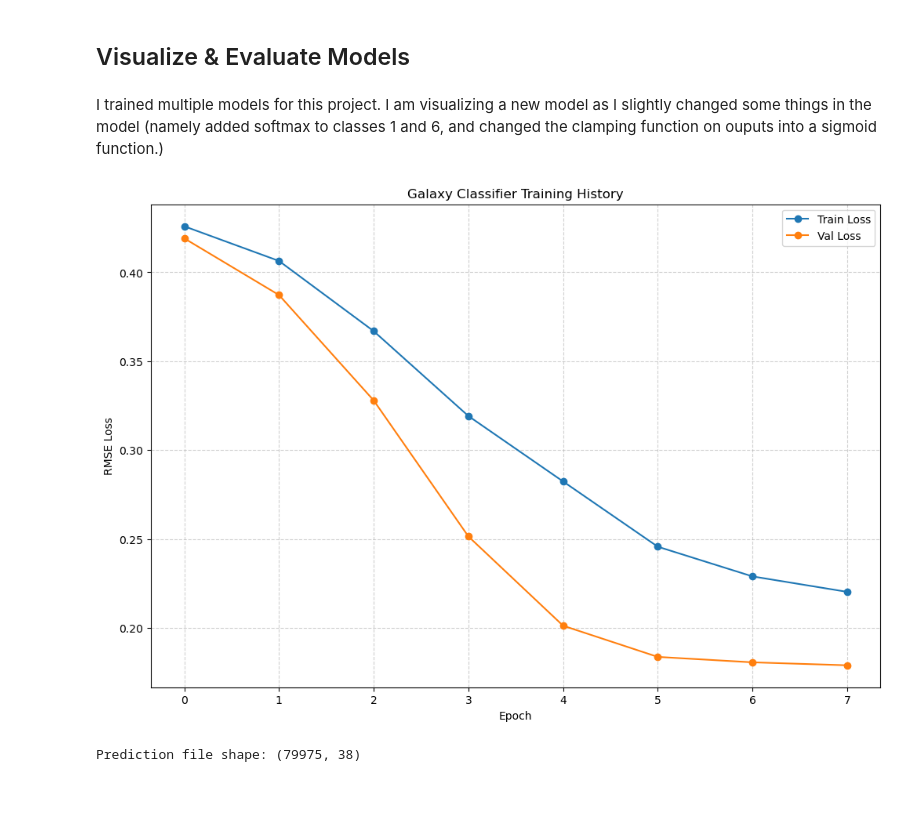
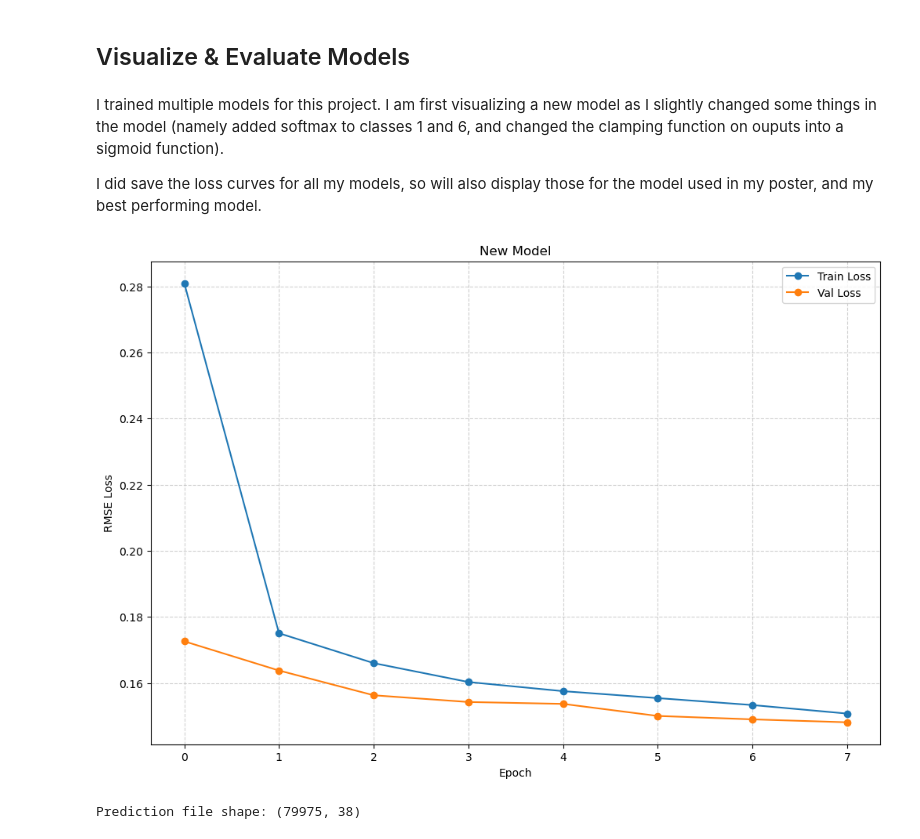
Before and after one commit to hartysimon-sketch/Galaxy-Classifier, a Jupyter notebook: Lab9_Template.ipynb, the cells around one changed output. Drawn from its saved outputs; the diff is of its cells as text; code cells hidden in the pictures; blank space fills up the shorter version.

```diff
--- a/Lab9_Template.ipynb
+++ b/Lab9_Template.ipynb
@@ -107,8 +107,11 @@ class GalaxyDataset(Dataset):
             # store ids, images, and class probabilities
             self.galaxy_ids = [int(p.stem) for p in image_paths]
             self.images = torch.stack([pre(Image.open(p).convert("RGB")) for p in tqdm.tqdm(image_paths)]).half()
-            labels_df = pd.read_csv(labels_csv, index_col="GalaxyID")
-            self.labels = torch.tensor(labels_df.loc[self.galaxy_ids].values, dtype=torch.float32)
+            if labels_csv:
+                labels_df = pd.read_csv(labels_csv, index_col="GalaxyID")
+                self.labels = torch.tensor(labels_df.loc[self.galaxy_ids].values, dtype=torch.float32)
+            else:
+                self.labels = None
 
             # caching logic - saves the transformed data
             if cache_path:
@@ -409,10 +412,12 @@ if RUN == True:
 # %% [markdown]
 ## Visualize & Evaluate Models
 # %% [markdown]
-I trained multiple models for this project. I am visualizing a new model as I slightly changed some things in the model (namely added softmax to classes 1 and 6, and changed the clamping function on ouputs into a sigmoid function.)
+I trained multiple models for this project. I am first visualizing a new model as I slightly changed some things in the model (namely added softmax to classes 1 and 6, and changed the clamping function on ouputs into a sigmoid function).
+
+I did save the loss curves for all my models, so will also display those for the model used in my poster, and my best performing model.
 # %%
 # helper function to plot a model
-def plot_loss(path, model):
+def plot_loss(path, model, name):
     # load saved model
     checkpoint = torch.load(path, map_location=DEVICE, weights_only=False)
 
@@ -429,16 +434,16 @@ def plot_loss(path, model):
     plt.plot(val_losses, label="Val Loss", marker='o')
     plt.xlabel("Epoch")
     plt.ylabel("RMSE Loss")
-    plt.title("Galaxy Classifier Training History")
+    plt.title(name)
     plt.legend()
     plt.grid(True, linestyle="--", alpha=0.6)
     plt.show()
 # %%
-model_path = "model_0.179.pth" # model path
+model_path = "model_0.148.pth" # new model path
 model = GalaxyClassifier().to(DEVICE) # untrained model with same dimensions as the one in model_path
-plot_loss(model_path, model)
+plot_loss(model_path, model, name='New Model')
 # %% [output]
-[figure, old version]
+[figure, new version]
 # %%
 
 # this block will generate a file of galaxy predicitons for the testing dataset.
```
Also changed, not shown: parts of 6 cells of this notebook, 2 other files.
